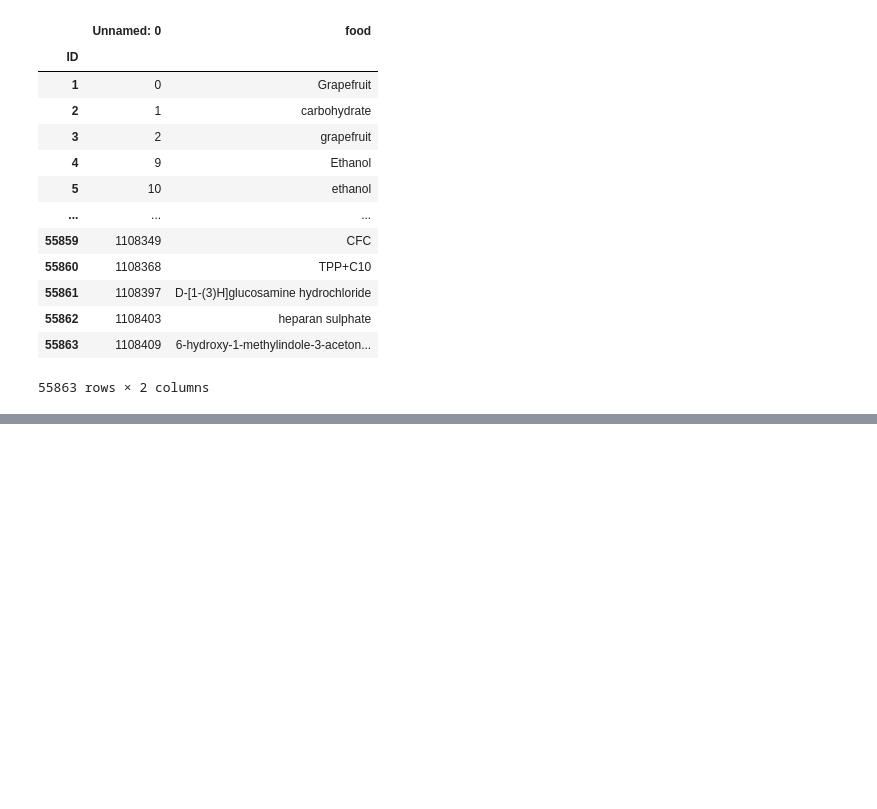
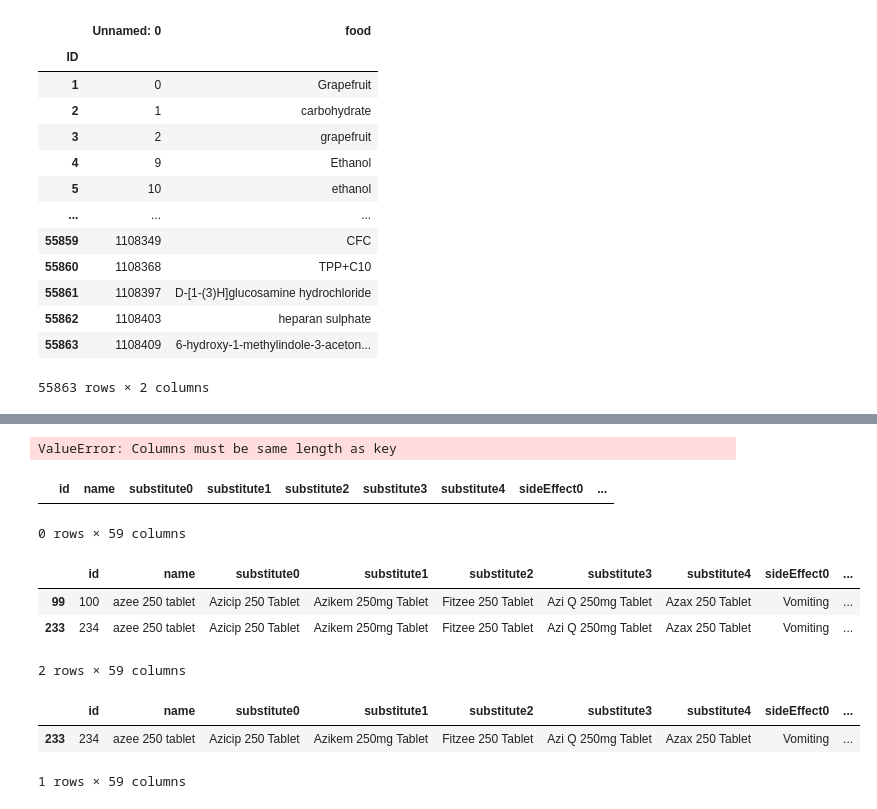
Before and after one commit to raynasser/MediSure, a Jupyter notebook: notebooks/ra | FooDru eda.ipynb, the cells around one changed output, grey strips where cells are left out. Saved outputs shown, nothing was run; the diff lists cells and outputs as text; code cells hidden in the pictures; blank space fills up the shorter version.

```diff
--- a/notebooks/ra | FooDru eda.ipynb
+++ b/notebooks/ra | FooDru eda.ipynb
@@ -1523,3 +1523,7 @@ uni_food
 | 55862 | 1108403 | heparan sulphate |
 | 55863 | 1108409 | 6-hydroxy-1-methylindole-3-aceton... |
 55863 rows × 2 columns
+# %%
+medi = pd.read_csv('/Users/raynasser/Downloads/DSproj/medicine_dataset.csv')#, index_col='id')
+
+medi
@@ -1525,0 +1569,10 @@ uni_food
+# %%
+# medi = medi.name.drop_duplicates()
+
+medi = medi.drop_duplicates(subset='name', keep='last').reset_index(drop=True)
+
+
+# medi.drop(columns='id', inplace=True)
+
+
+medi
@@ -1525,0 +1593,13 @@ uni_food
+# %%
+def modify_drug_info(info):
+    parts = info.split(' ', 1)  # Split into two parts: before and after the first space
+    if len(parts) > 1 and parts[1].isalpha():  # If second part is a string, prepend '-'
+        parts[1] = '-' + parts[1]
+    return ' '.join(parts)
+
+
+
+
+medi['modified_drug_name'] = medi['name'].map(modify_drug_info)#.reset_index
+
+medi
@@ -1525,0 +1620,24 @@ uni_food
+# %%
+# medi.name.str.split(pat= ' ')
+
+medi[['drug_name', 'dosage', 'form', 'extra', 'extra2', 'extra3']] = medi['name'].str.split(' ', expand=True)
+# %% [output]
+ValueError: Columns must be same length as key
+# %%
+medi[medi.name.duplicated()]
+# %% [output]
+|  | id | name | substitute0 | substitute1 | substitute2 | substitute3 | substitute4 | sideEffect0 | ... |
+0 rows × 59 columns
+# %%
+medi[medi.name == 'azee 250 tablet']
+# %% [output]
+|  | id | name | substitute0 | substitute1 | substitute2 | substitute3 | substitute4 | sideEffect0 | ... |
+| 99 | 100 | azee 250 tablet | Azicip 250 Tablet | Azikem 250mg Tablet | Fitzee 250 Tablet | Azi Q 250mg Tablet | Azax 250 Tablet | Vomiting | ... |
+| 233 | 234 | azee 250 tablet | Azicip 250 Tablet | Azikem 250mg Tablet | Fitzee 250 Tablet | Azi Q 250mg Tablet | Azax 250 Tablet | Vomiting | ... |
+2 rows × 59 columns
+# %%
+medi[medi.name == 'azee 250 tablet']
+# %% [output]
+|  | id | name | substitute0 | substitute1 | substitute2 | substitute3 | substitute4 | sideEffect0 | ... |
+| 233 | 234 | azee 250 tablet | Azicip 250 Tablet | Azikem 250mg Tablet | Fitzee 250 Tablet | Azi Q 250mg Tablet | Azax 250 Tablet | Vomiting | ... |
+1 rows × 59 columns
```
Also changed, not shown: parts of 6 cells of this notebook, 4 other files.
